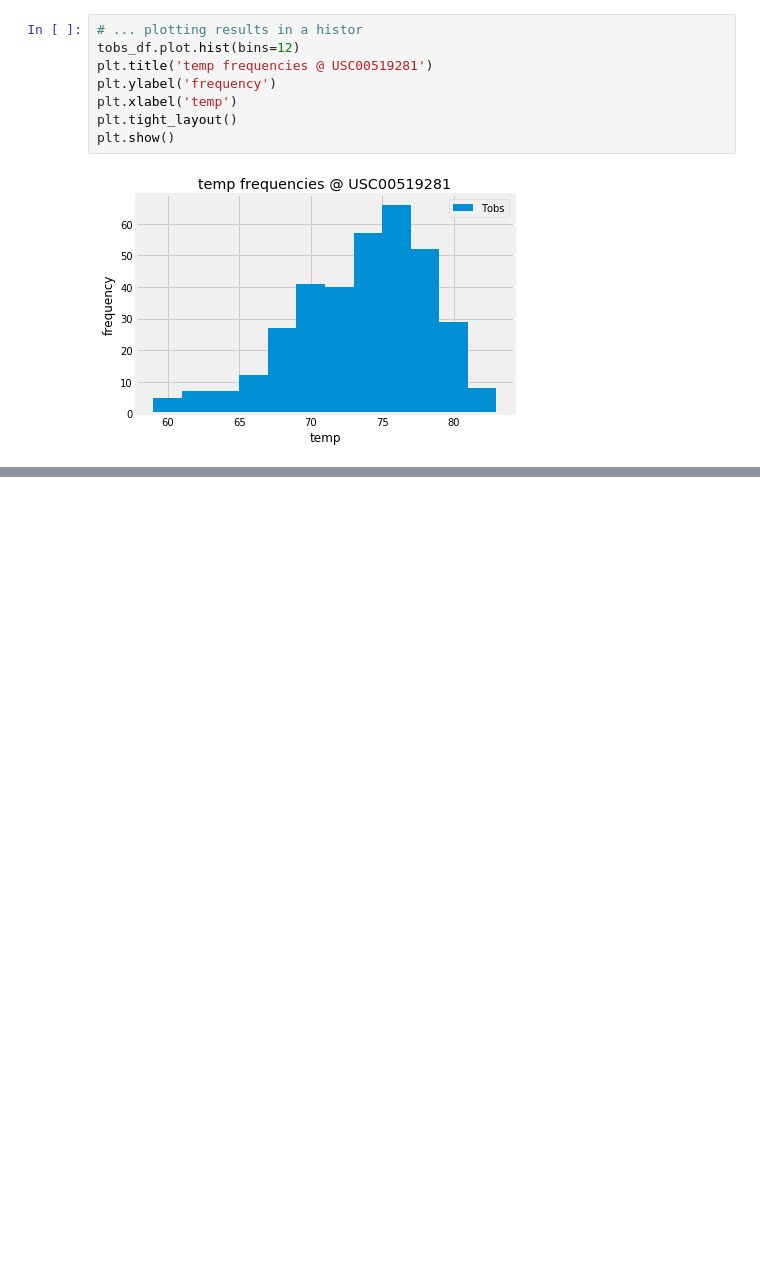
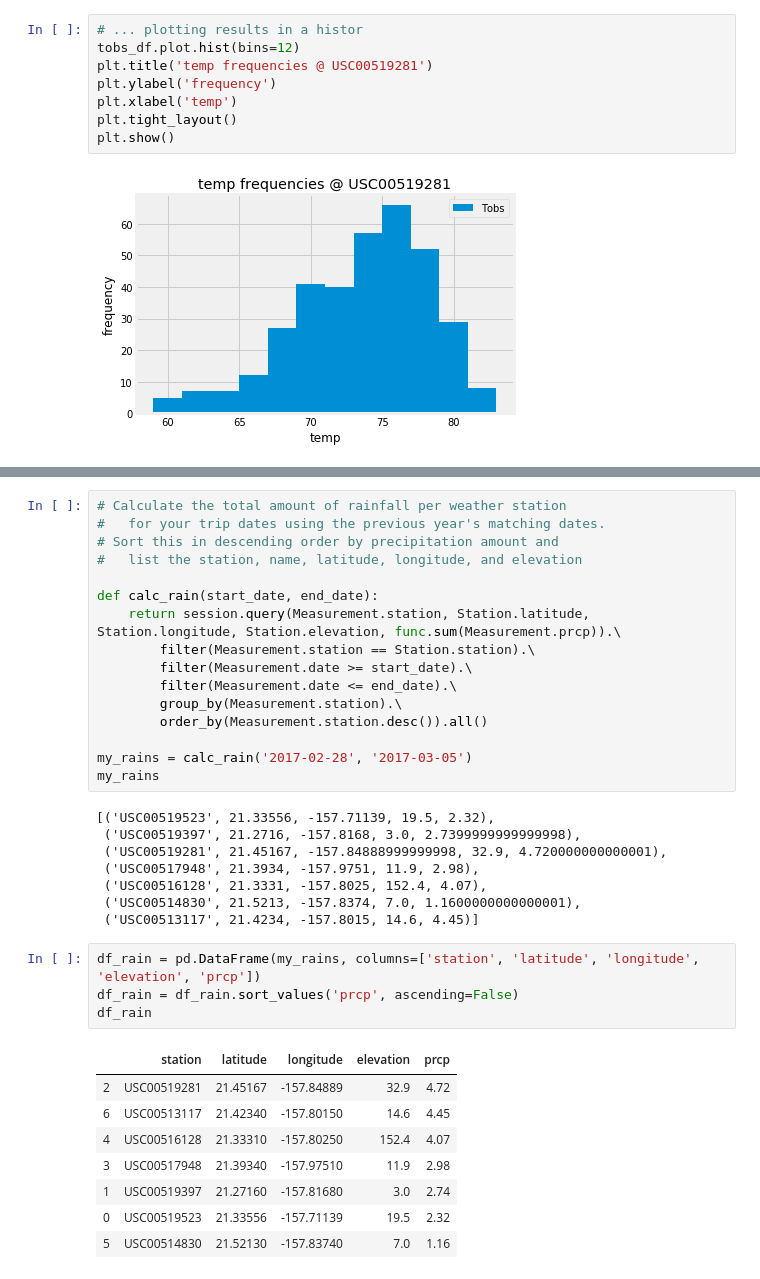
Before and after one commit to jjjjjeb/SQL_Alchemy, a Jupyter notebook: climate_analysis.ipynb, the cells around one changed output, grey strips where cells are left out. Drawn from its saved outputs; the diff is of its cells as text; blank space fills up the shorter version.

```diff
--- a/climate_analysis.ipynb
+++ b/climate_analysis.ipynb
@@ -367,0 +380,37 @@ plt.show()
+# %%
+# Calculate the total amount of rainfall per weather station
+#   for your trip dates using the previous year's matching dates.
+# Sort this in descending order by precipitation amount and
+#   list the station, name, latitude, longitude, and elevation
+
+def calc_rain(start_date, end_date):
+    return session.query(Measurement.station, Station.latitude, Station.longitude, Station.elevation, func.sum(Measurement.prcp)).\
+        filter(Measurement.station == Station.station).\
+        filter(Measurement.date >= start_date).\
+        filter(Measurement.date <= end_date).\
+        group_by(Measurement.station).\
+        order_by(Measurement.station.desc()).all()
+
+my_rains = calc_rain('2017-02-28', '2017-03-05')
+my_rains
+# %% [output]
+[('USC00519523', 21.33556, -157.71139, 19.5, 2.32),
+ ('USC00519397', 21.2716, -157.8168, 3.0, 2.7399999999999998),
+ ('USC00519281', 21.45167, -157.84888999999998, 32.9, 4.720000000000001),
+ ('USC00517948', 21.3934, -157.9751, 11.9, 2.98),
+ ('USC00516128', 21.3331, -157.8025, 152.4, 4.07),
+ ('USC00514830', 21.5213, -157.8374, 7.0, 1.1600000000000001),
+ ('USC00513117', 21.4234, -157.8015, 14.6, 4.45)]
+# %%
+df_rain = pd.DataFrame(my_rains, columns=['station', 'latitude', 'longitude', 'elevation', 'prcp'])
+df_rain = df_rain.sort_values('prcp', ascending=False)
+df_rain
+# %% [output]
+|  | station | latitude | longitude | elevation | prcp |
+| 2 | USC00519281 | 21.45167 | -157.84889 | 32.9 | 4.72 |
+| 6 | USC00513117 | 21.42340 | -157.80150 | 14.6 | 4.45 |
+| 4 | USC00516128 | 21.33310 | -157.80250 | 152.4 | 4.07 |
+| 3 | USC00517948 | 21.39340 | -157.97510 | 11.9 | 2.98 |
+| 1 | USC00519397 | 21.27160 | -157.81680 | 3.0 | 2.74 |
+| 0 | USC00519523 | 21.33556 | -157.71139 | 19.5 | 2.32 |
+| 5 | USC00514830 | 21.52130 | -157.83740 | 7.0 | 1.16 |
```
Also changed, not shown: parts of 15 cells of this notebook, 1 other file.
